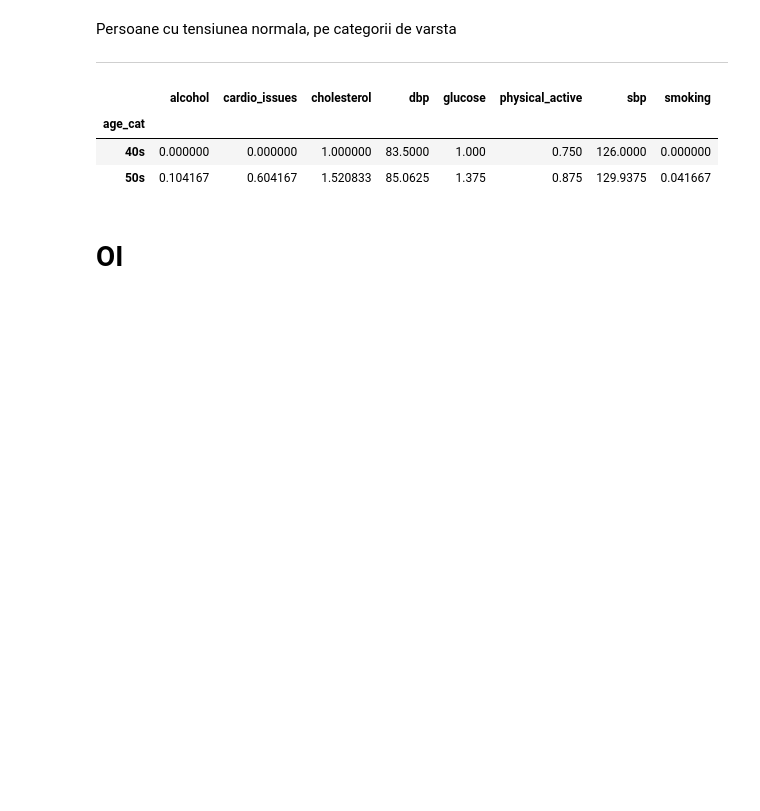
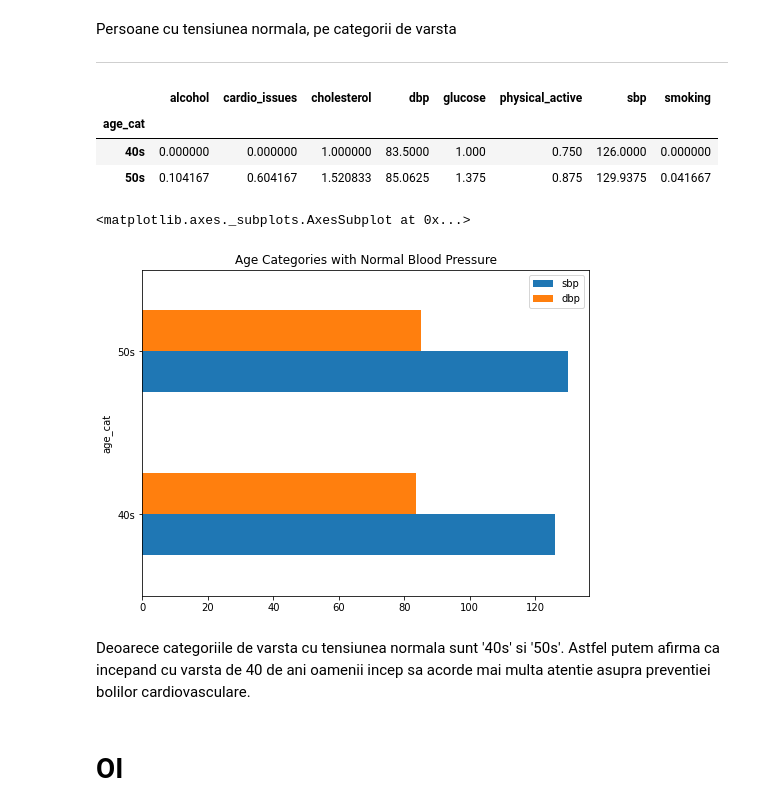
Before and after one commit to bojiix/RAM-OSI-BAN-AI, a Jupyter notebook: SDP_team_project_Group9.ipynb, the cells around one changed output. Saved outputs shown, nothing was run; the diff lists cells and outputs as text; code cells hidden in the pictures; blank space fills up the shorter version.

```diff
--- a/SDP_team_project_Group9.ipynb
+++ b/SDP_team_project_Group9.ipynb
@@ -549,6 +524,13 @@ tb2
 | age_cat |  |  |  |  |  |  |  |  |
 | 40s | 0.000000 | 0.000000 | 1.000000 | 83.5000 | 1.000 | 0.750 | 126.0000 | 0.000000 |
 | 50s | 0.104167 | 0.604167 | 1.520833 | 85.0625 | 1.375 | 0.875 | 129.9375 | 0.041667 |
+# %%
+tb2[['sbp','dbp']].plot(kind="barh", title="Age Categories with Normal Blood Pressure", figsize=(8,6))
+# %% [output]
+<matplotlib.axes._subplots.AxesSubplot at 0x...>
+[figure, added]
+# %% [markdown]
+Deoarece categoriile de varsta cu tensiunea normala sunt '40s' si '50s'. Astfel putem afirma ca incepand cu varsta de 40 de ani oamenii incep sa acorde mai multa atentie asupra preventiei bolilor cardiovasculare.
 # %% [markdown]
 # OI
 # %%
```
Also changed, not shown: parts of 9 cells of this notebook.
